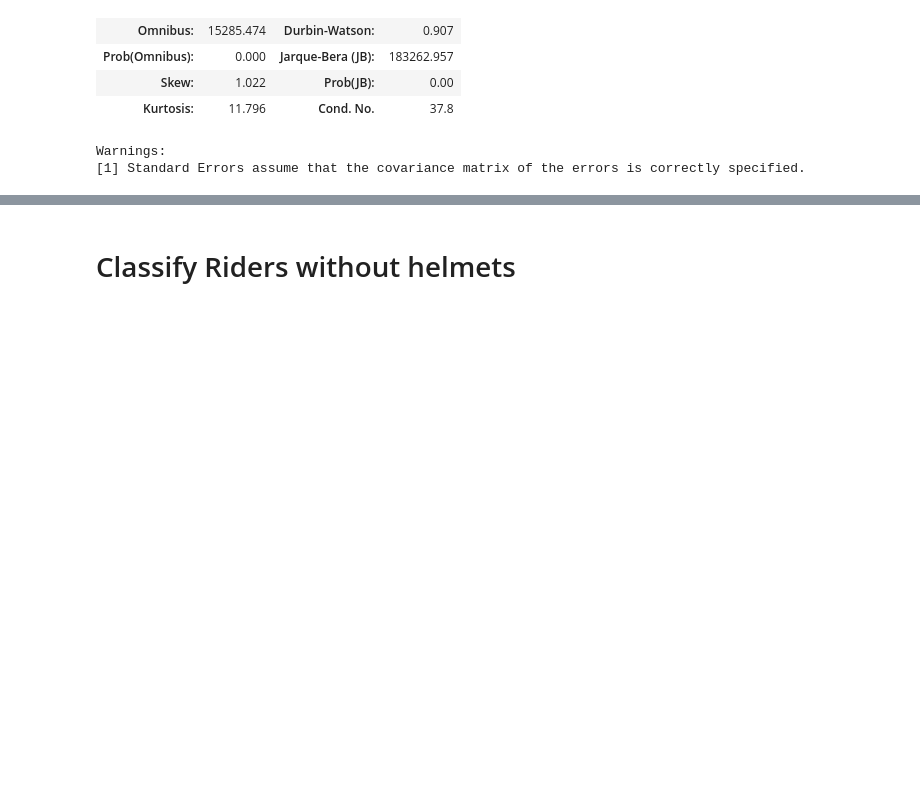
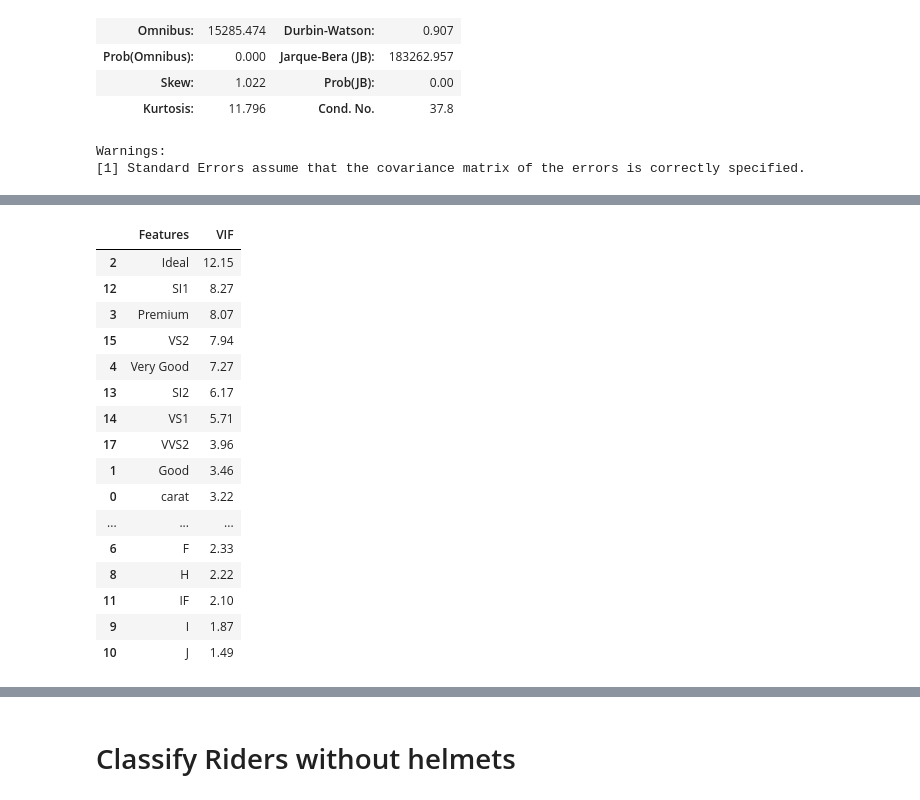
Before and after one commit to Suvodeep-Das/Diamond-Pricing-Model, a Jupyter notebook: MachineGeeks.ipynb, the cells around one changed output, grey strips where cells are left out. Saved outputs shown, nothing was run; the diff lists cells and outputs as text; code cells hidden in the pictures; blank space fills up the shorter version.

```diff
--- a/MachineGeeks.ipynb
+++ b/MachineGeeks.ipynb
@@ -204,0 +250,26 @@ X_val = df_test.drop(['price'], axis=1)
+# %%
+from statsmodels.stats.outliers_influence import variance_inflation_factor
+vif = pd.DataFrame()
+vif['Features'] = X.columns
+vif['VIF'] = [variance_inflation_factor(X.values, i) for i in range(X.shape[1])]
+vif['VIF'] = round(vif['VIF'], 2)
+vif = vif.sort_values(by = "VIF", ascending = False)
+vif
+# %% [output]
+|  | Features | VIF |
+| 2 | Ideal | 12.15 |
+| 12 | SI1 | 8.27 |
+| 3 | Premium | 8.07 |
+| 15 | VS2 | 7.94 |
+| 4 | Very Good | 7.27 |
+| 13 | SI2 | 6.17 |
+| 14 | VS1 | 5.71 |
+| 17 | VVS2 | 3.96 |
+| 1 | Good | 3.46 |
+| 0 | carat | 3.22 |
+| ... | ... | ... |
+| 6 | F | 2.33 |
+| 8 | H | 2.22 |
+| 11 | IF | 2.10 |
+| 9 | I | 1.87 |
+| 10 | J | 1.49 |
```
Also changed, not shown: parts of 4 cells of this notebook.
